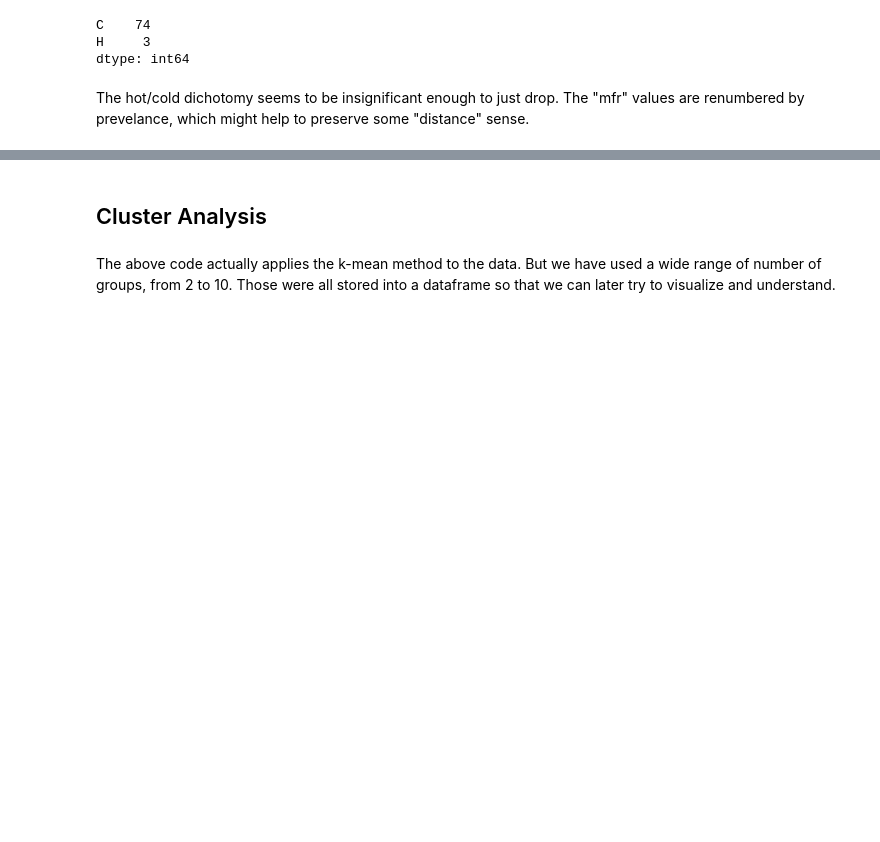
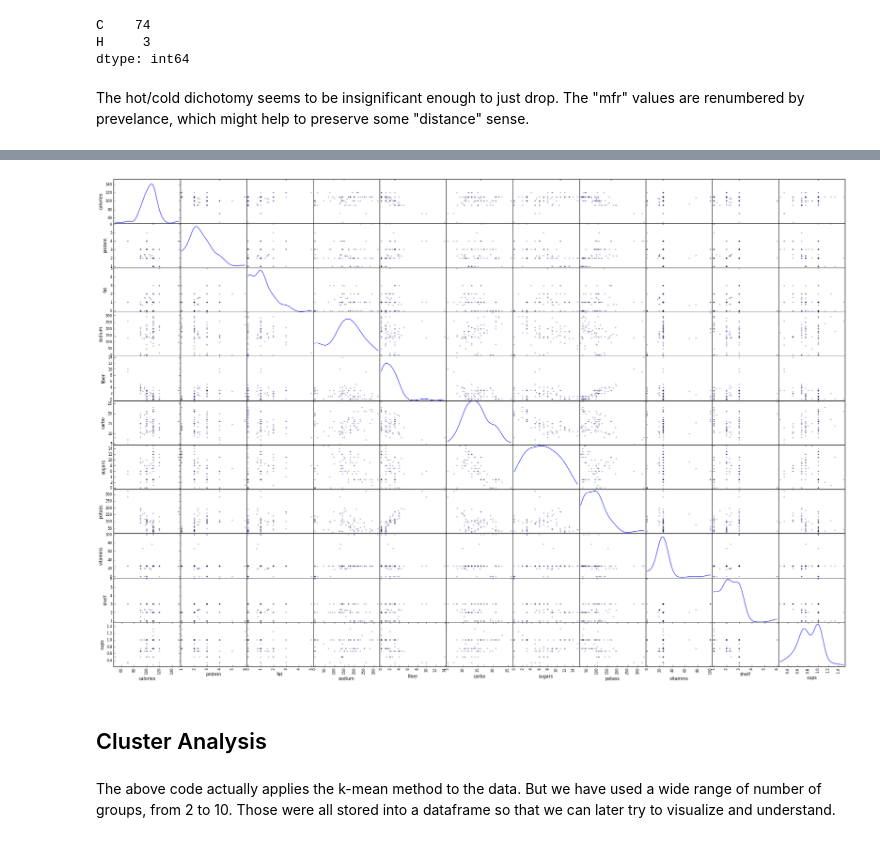
Before and after one commit to tiyd-python-2015-05/honey-nut-clusters, a Jupyter notebook: Cereals.ipynb, the cells around one changed output, grey strips where cells are left out. Saved outputs shown, nothing was run; the diff lists cells and outputs as text; code cells hidden in the pictures; blank space fills up the shorter version.

```diff
--- a/Cereals.ipynb
+++ b/Cereals.ipynb
@@ -147,3 +174,7 @@ v4 = preprocessing.scale(df3) # converts dataframe to numpy array and does scali
+# %%
+scatter_matrix(df3.ix[:,"calories":], alpha=0.2, figsize=(30, 20), diagonal='kde');
+# %% [output]
+[figure, added]
 # %% [markdown]
 ## Cluster Analysis
 # %%
```
Also changed, not shown: parts of 26 cells of this notebook.
